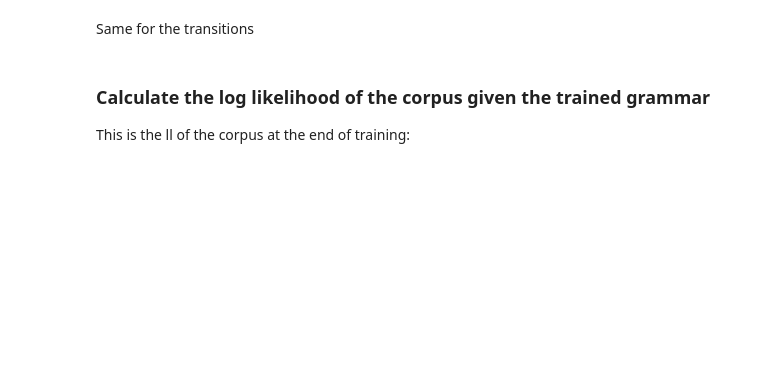
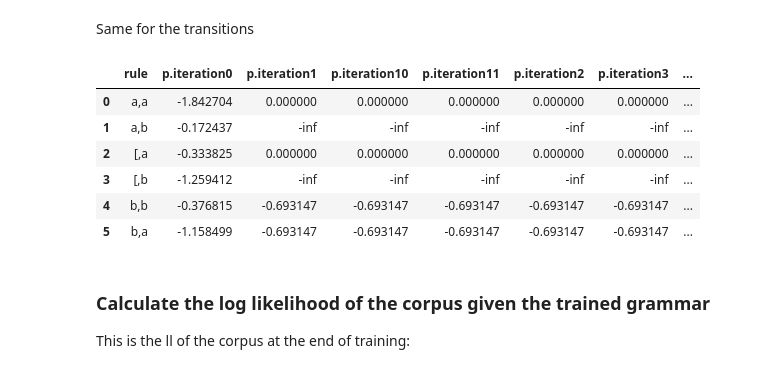
Before and after one commit to megodoonch/birdsong, a Jupyter notebook: markhov/markhov.ipynb, the cells around one changed output. Cells and saved outputs as stored; diff of their text form; code cells hidden in the pictures; blank space fills up the shorter version.

```diff
--- a/markhov/markhov.ipynb
+++ b/markhov/markhov.ipynb
@@ -182,3 +333,14 @@ df_bis
+# %%
+df_bis=pandas_functions.trans_probs_table(history,trans)
+df_bis
+# %% [output]
+|  | rule | p.iteration0 | p.iteration1 | p.iteration10 | p.iteration11 | p.iteration2 | p.iteration3 | ... |
+| 0 | a,a | -1.842704 | 0.000000 | 0.000000 | 0.000000 | 0.000000 | 0.000000 | ... |
+| 1 | a,b | -0.172437 | -inf | -inf | -inf | -inf | -inf | ... |
+| 2 | [,a | -0.333825 | 0.000000 | 0.000000 | 0.000000 | 0.000000 | 0.000000 | ... |
+| 3 | [,b | -1.259412 | -inf | -inf | -inf | -inf | -inf | ... |
+| 4 | b,b | -0.376815 | -0.693147 | -0.693147 | -0.693147 | -0.693147 | -0.693147 | ... |
+| 5 | b,a | -1.158499 | -0.693147 | -0.693147 | -0.693147 | -0.693147 | -0.693147 | ... |
 # %%
 df_bis.to_csv('trans_%s.csv'%('oct_22_2016_aaa'))
 # %% [markdown]
```
Also changed, not shown: parts of 59 cells of this notebook, 2 other files.
